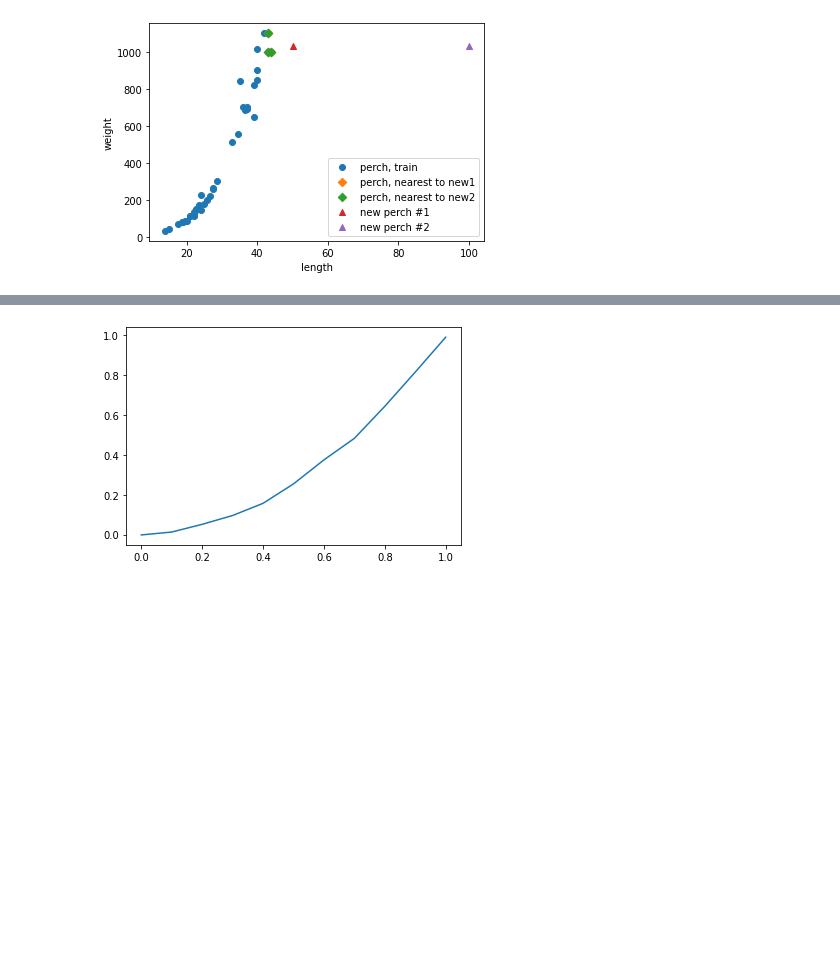
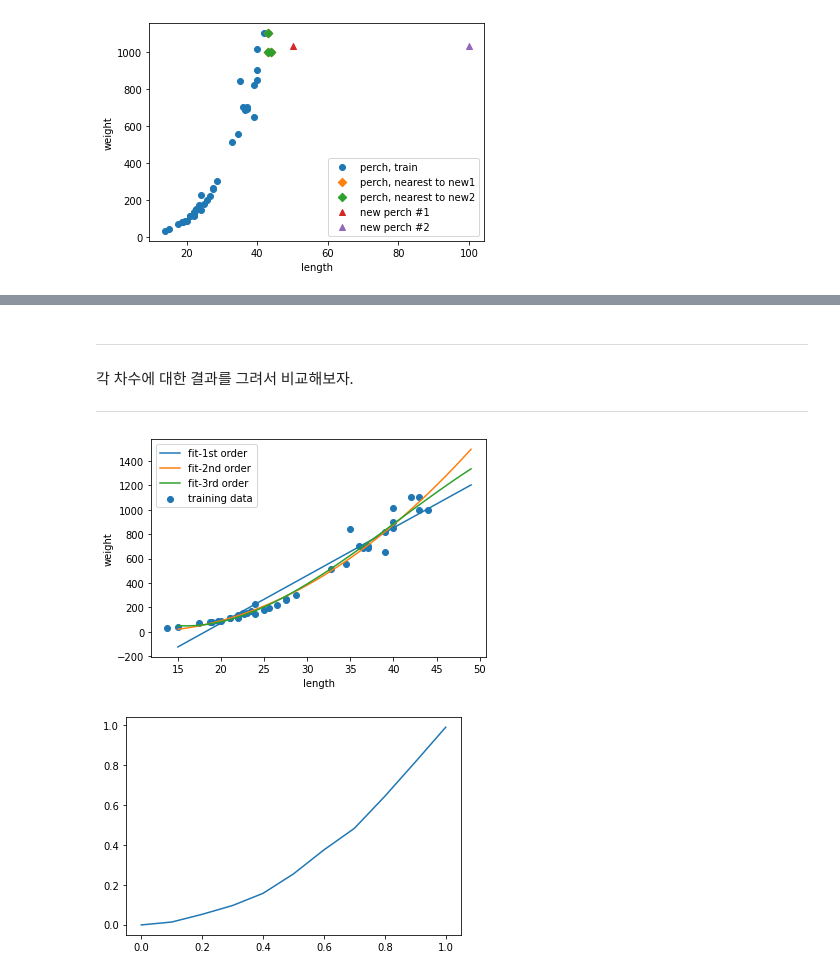
Before and after one commit to keizikang/self_study_mldl, a Jupyter notebook: 혼공머신_3장.ipynb, the cells around one changed output, grey strips where cells are left out. Drawn from its saved outputs; the diff is of its cells as text; code cells hidden in the pictures; blank space fills up the shorter version.

```diff
--- a/혼공머신_3장.ipynb
+++ b/혼공머신_3장.ipynb
@@ -334,8 +346,0 @@ LinearRegression.fit(train_input, train_target)
-# %%
-from sklearn.linear_model import LinearRegression
-lr = LinearRegression()
-
-lr.fit(train_input, train_target)
-
-print(lr.predict([[50]]))
-print(lr.predict([[100]]))
@@ -345,3 +391,23 @@ print(lr.predict([[100]]))
+# %% [markdown]
+---
+
+각 차수에 대한 결과를 그려서 비교해보자.
+
+---
+# %%
+point = np.arange(15, 50).reshape(-1, 1)
+
+plt.scatter(train_input, train_target, label='training data')
+
+plt.plot(point, lr1.predict(point), label='fit-1st order')
+plt.plot(point, lr2.predict(np.column_stack((point**2, point))), label='fit-2nd order')
+plt.plot(point, lr3.predict(np.column_stack((point**3, point**2, point))), label='fit-3rd order')
+plt.xlabel('length')
+plt.ylabel('weight')
+plt.legend()
+plt.show()
+# %% [output]
+[figure, added]
 # %%
 import numpy as np
 import random
```
Also changed, not shown: parts of 3 cells of this notebook.
